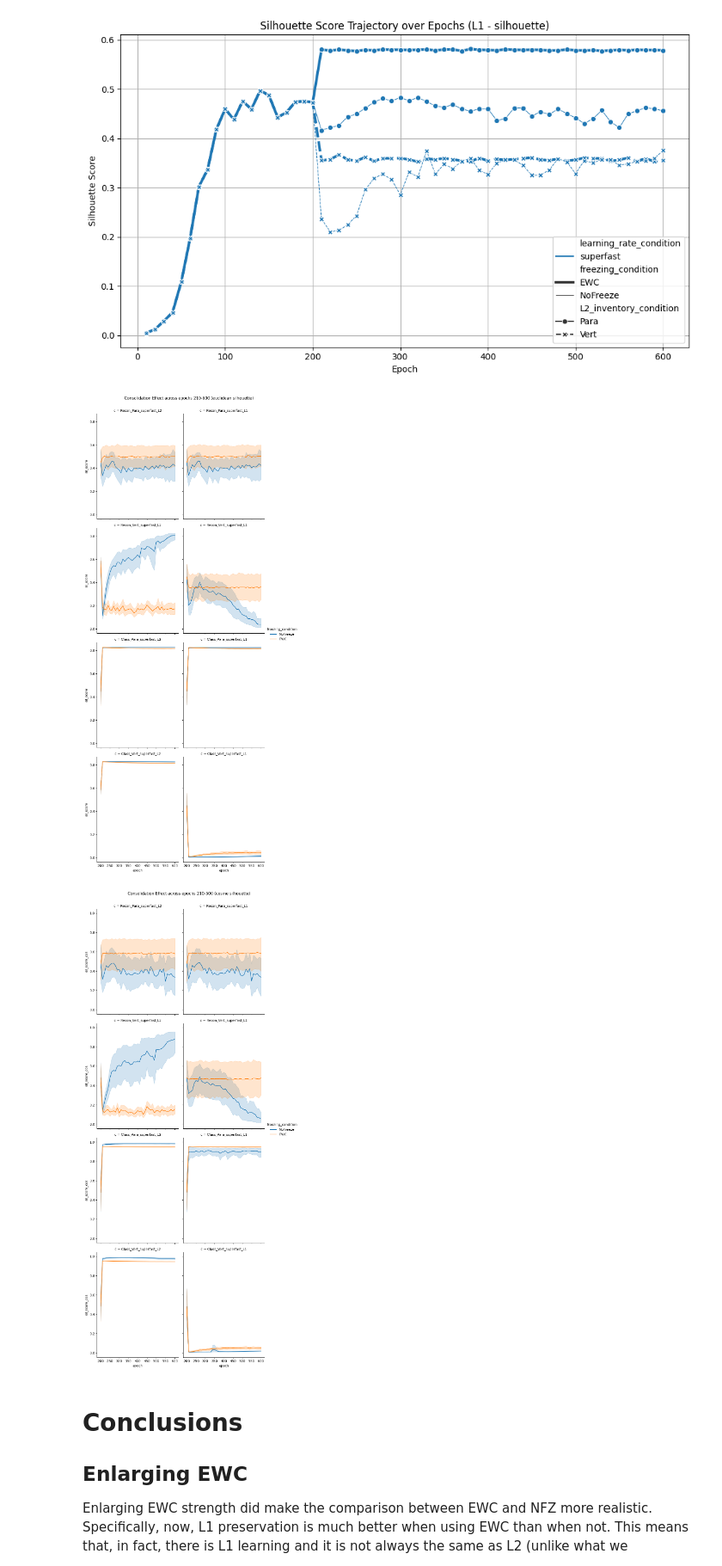
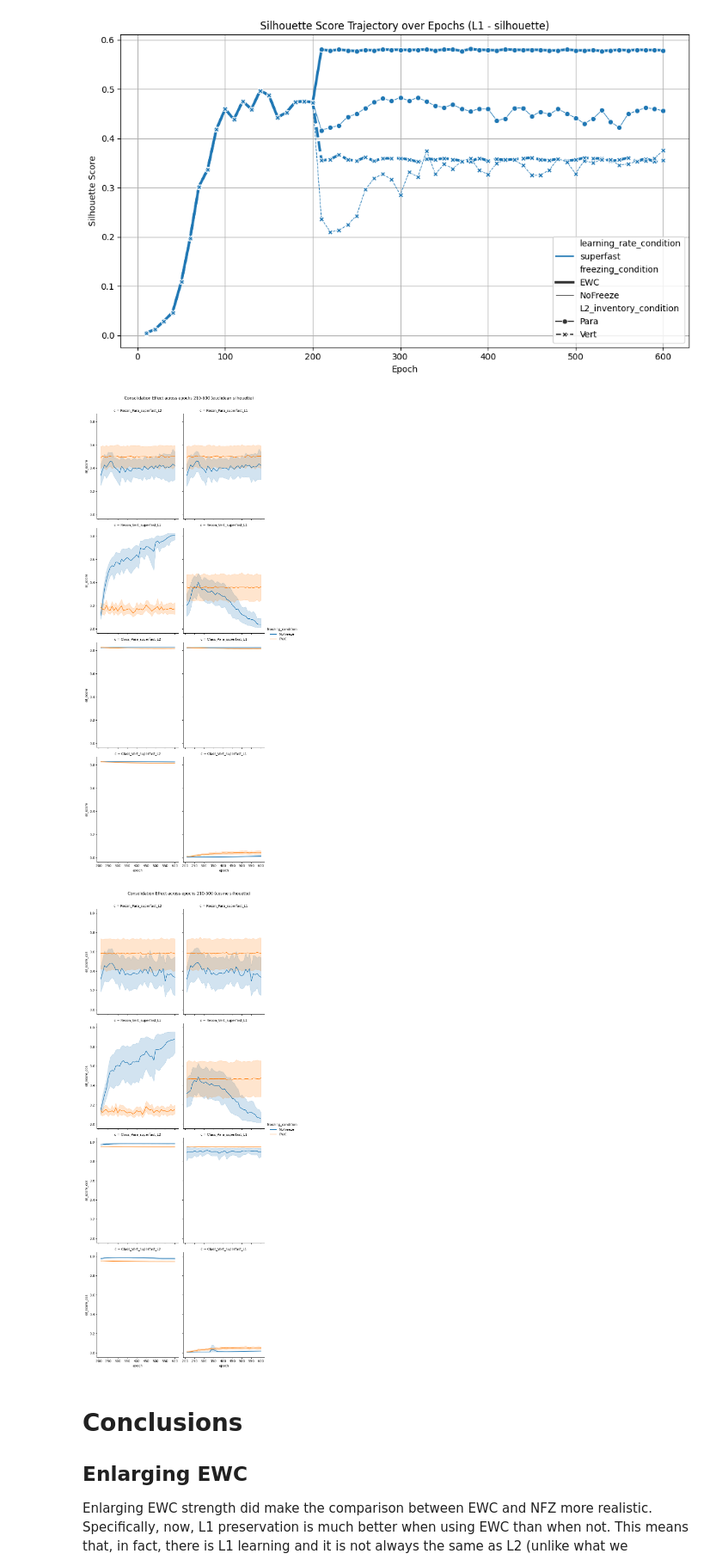
Before and after one commit to Frankalexej/LearnCsld2025, a Jupyter notebook: O_13_observe_0317_10R1e3_redo.ipynb, the cells around one changed output. Shown at 86% size. Saved outputs shown, nothing was run; the diff lists cells and outputs as text; code cells hidden in the pictures.

```diff
--- a/O_13_observe_0317_10R1e3_redo.ipynb
+++ b/O_13_observe_0317_10R1e3_redo.ipynb
@@ -360,7 +360,7 @@ df = integrated_df.copy()
 df["combined_inv_lr"] = df["L2_inventory_condition"] + "_" + df["learning_rate_condition"]
 df = df[df["train_lang"].isin(["L1", "L2"])]
 # df = df[df["learning_rate_condition"] == "fast"]
-df = df[df["epoch"].isin(range(200, 601, 10))]
+df = df[df["epoch"].isin(range(210, 601, 10))]
 df["c"] = df["L2_condition"] + "_" + df["L2_inventory_condition"] + "_" + df["learning_rate_condition"] + "_" + df["train_lang"]
 
 g = sns.relplot(
@@ -368,35 +368,35 @@ g = sns.relplot(
     x="epoch",
     y="sil_score",
     hue="freezing_condition",
     col="c",
     col_wrap=2,
     kind="line",
     errorbar=("ci", 95),
     aspect=0.8
 )
 
 g.fig.suptitle("Consolidation Effect across epochs 210-600 (euclidean silhouette)", y=1.02)
 for ax in g.axes.flatten():
     ax.set_xticks(range(200, 601, 50))
 
 g = sns.relplot(
     data=df,
     x="epoch",
     y="sil_score_cos",
     hue="freezing_condition",
     col="c",
     col_wrap=2,
     kind="line",
     errorbar=("ci", 95),
     aspect=0.8
 )
 
 g.fig.suptitle("Consolidation Effect across epochs 210-600 (cosine silhouette)", y=1.02)
 for ax in g.axes.flatten():
     ax.set_xticks(range(200, 601, 50))
 # %% [output]
-[figure, old version]
+[figure, new version]
-[figure, old version]
+[figure, new version]
 # %% [markdown]
 # Conclusions
 ## Enlarging EWC
```
Also changed, not shown: 1 other file.
